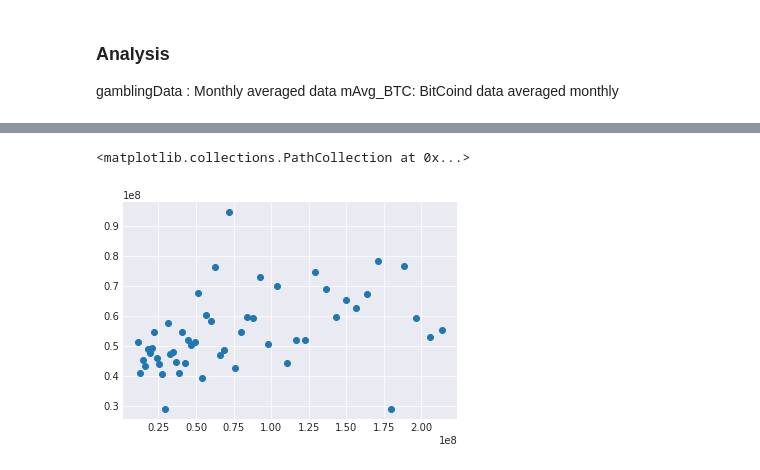
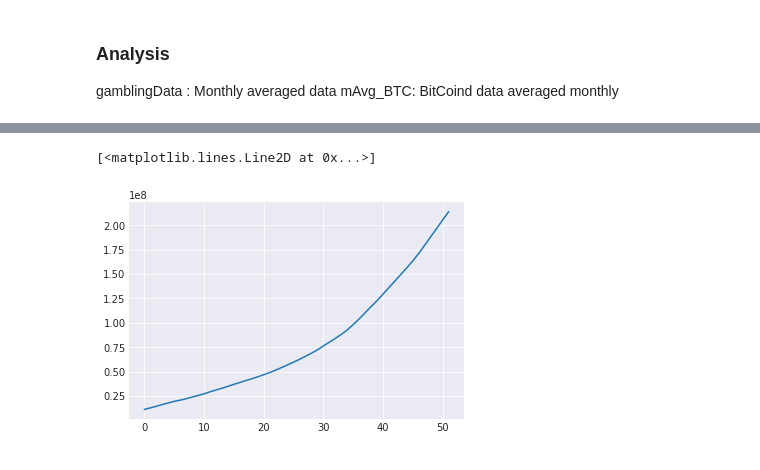
Before and after one commit to bhushan23/Cryptocurrency-Analysis, a Jupyter notebook: Analysis.ipynb, the cells around one changed output, grey strips where cells are left out. Drawn from its saved outputs; the diff is of its cells as text; code cells hidden in the pictures.

```diff
--- a/Analysis.ipynb
+++ b/Analysis.ipynb
@@ -123,9 +130,12 @@ btc_dataset['Day'] = date.dt.day
 btc_dataset['Month'] = date.dt.month
 btc_dataset['Year'] = date.dt.year
 
+nData = btc_dataset #[['Month', 'Year', 'btc_market_price', 'btc_trade_volume', 'btc_n_transactions_total']]
+nD = nData[nData['Year'] >= 2013]
+
 # Take Monthly Average
 mAvg_BTC = nD.groupby(['Year', 'Month']).mean()
-mAvg_BTC = monthlyAvg.reset_index()
+mAvg_BTC = mAvg_BTC.reset_index()
 # %%
 mAvg_BTC = mAvg_BTC[:52]
 mAvg_BTC
@@ -265,6 +294,6 @@ plt.show()
 # %%
-plt.scatter(mAvg_BTC['btc_n_transactions_total'], gamblingData['Casino'])
+plt.plot(mAvg_BTC['btc_n_transactions_total'])
 # %% [output]
-<matplotlib.collections.PathCollection at 0x...>
+[<matplotlib.lines.Line2D at 0x...>]
-[figure, old version]
+[figure, new version]
 # %%
```
Also changed, not shown: parts of 18 cells of this notebook.
